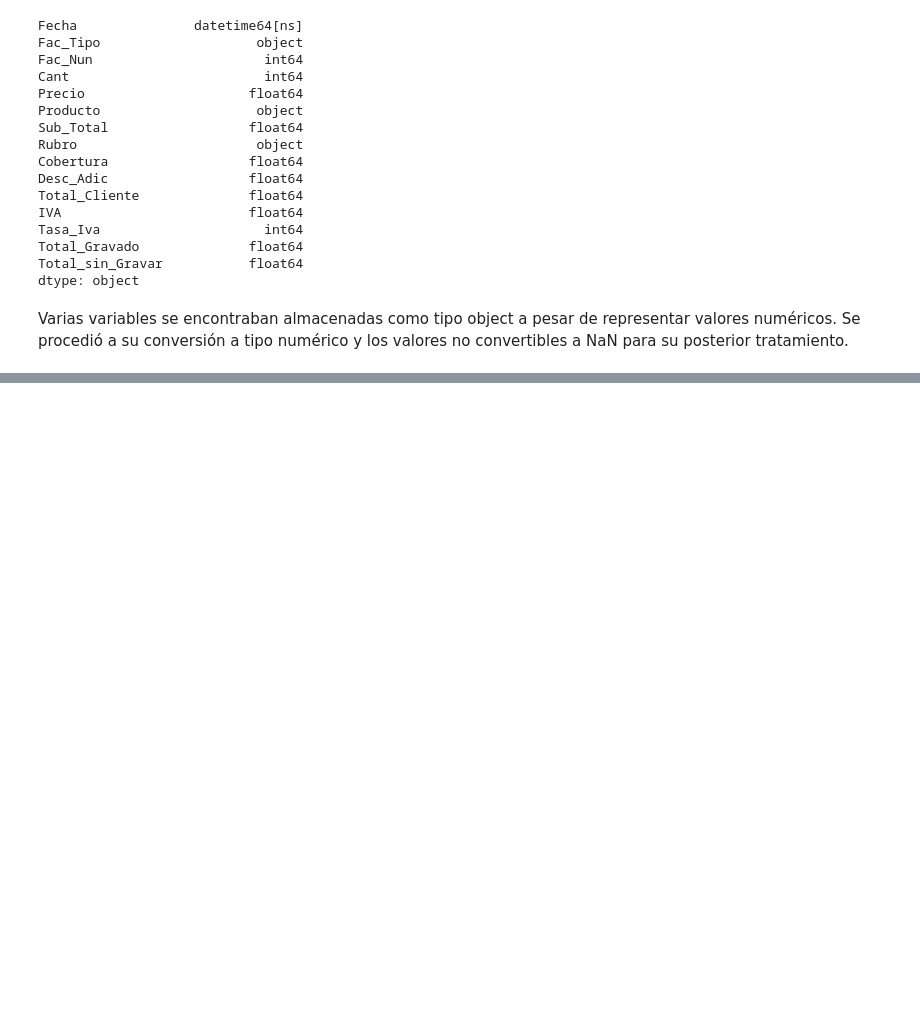
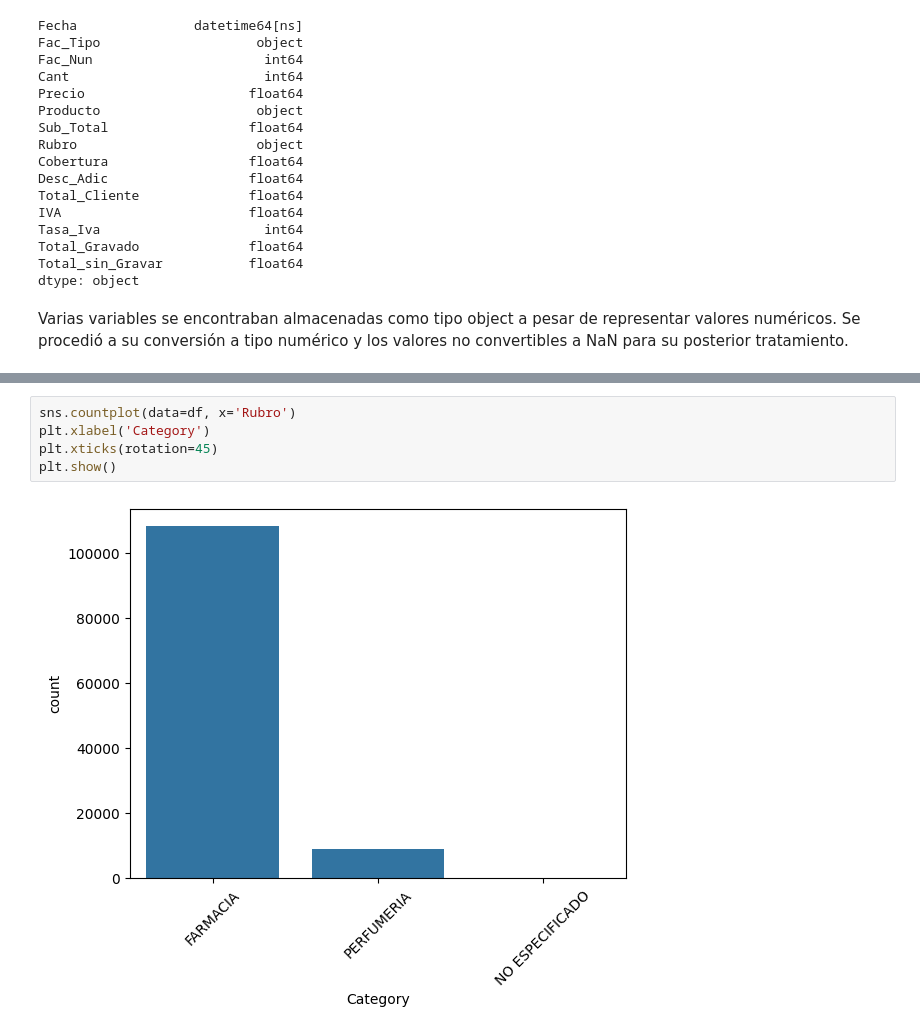
Before and after one commit to 4GeeksAcademy/sp-ml-20-final-project-g2, a Jupyter notebook: src/eda-ineta.ipynb, the cells around one changed output, grey strips where cells are left out. Drawn from its saved outputs; the diff is of its cells as text; blank space fills up the shorter version.

```diff
--- a/src/eda-ineta.ipynb
+++ b/src/eda-ineta.ipynb
@@ -390,0 +442,7 @@ Varias variables se encontraban almacenadas como tipo object a pesar de represen
+# %%
+sns.countplot(data=df, x='Rubro')
+plt.xlabel('Category')
+plt.xticks(rotation=45)
+plt.show()
+# %% [output]
+[figure, added]
```
Also changed, not shown: parts of 26 cells of this notebook, 1 other file.
